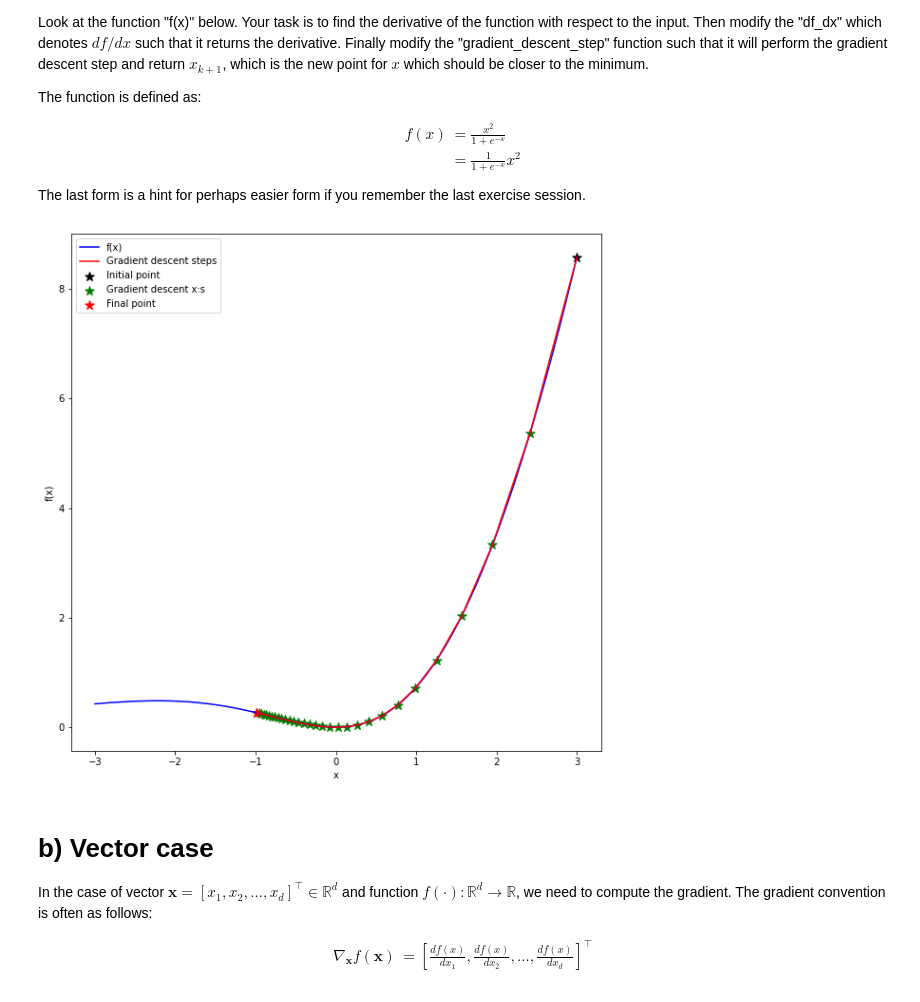
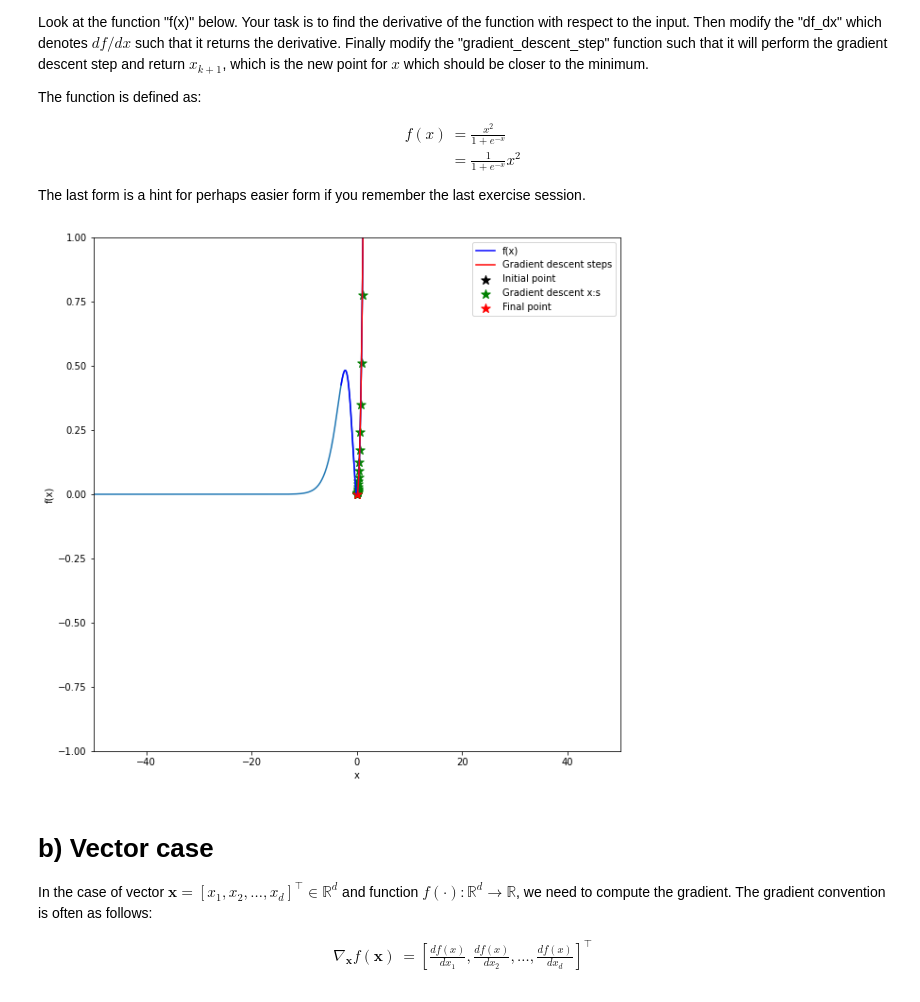
Before and after one commit to markustoivonen/AIHealthTech2020, a Jupyter notebook: exercises/gradient_descent_notebook.ipynb, the cells around one changed output. Drawn from its saved outputs; the diff is of its cells as text; code cells hidden in the pictures.

```diff
--- a/exercises/gradient_descent_notebook.ipynb
+++ b/exercises/gradient_descent_notebook.ipynb
@@ -53,7 +53,7 @@ def f(x):
     return x**2/(1+np.exp(-x))
 
 def df_dx(x):
-    derivative = ((2*x*(1-np.exp(-x))) - math.pow(x,2)*np.exp(-x)) / math.pow((1-np.exp(-x)),2)
+    derivative = ((2*x)/(1+np.exp(-x))) + (np.exp(-x)*(x**2))/((1+np.exp(-x))**2)
     return derivative
 
 def gradient_descent_step(x_k,alpha):
@@ -71,43 +71,43 @@ x_0 = 3.0
 alpha = 0.1
 
 # Decide the number of steps you want to take until you stop iterating:
-number_of_steps = 30
+number_of_steps = 50
 
 # Now start to optimize:
 # For visualization purposes, let's keep track of our x:s and f(x):s
 x_history = [x_0]
 f_history = [f(x_0)]
 current_x = x_0
 
 for iteration in range(number_of_steps):
     # Make a better quess for x by gradient descent:
     new_x = gradient_descent_step(current_x, alpha)
     # Record:
     x_history.append(new_x)
     f_history.append(f(new_x))
     # Set the new x as the current position:
     current_x = new_x
 
 x = np.linspace(-50, 50, num = 1000)
 y = f(x)
 
 # Visualization:
 # Visualize the function:
 plt.figure(figsize=(10,10))
-#plt.plot(x,y)
+plt.plot(x,y)
 plt.plot(visualization_points,f(visualization_points),color='blue',label='f(x)')
 plt.plot(x_history,f_history,color='red',label='Gradient descent steps')
 plt.scatter(x_0,f(x_0),label='Initial point',marker='*',s=100,color='black')
 plt.scatter(x_history[1:],f_history[1:],label='Gradient descent x:s',marker='*',s=100,color='green')
 plt.scatter(x_history[-1],f_history[-1],label='Final point',marker='*',s=100,color='red')
 plt.xlabel('x')
 plt.ylabel('f(x)')
-#plt.xlim((-50, 50))
-#plt.ylim((-1,1))
+plt.xlim((-50, 50))
+plt.ylim((-1,1))
 plt.legend()
 plt.show()
 # %% [output]
-[figure, old version]
+[figure, new version]
 # %% [markdown]
 # b) Vector case
 
```
